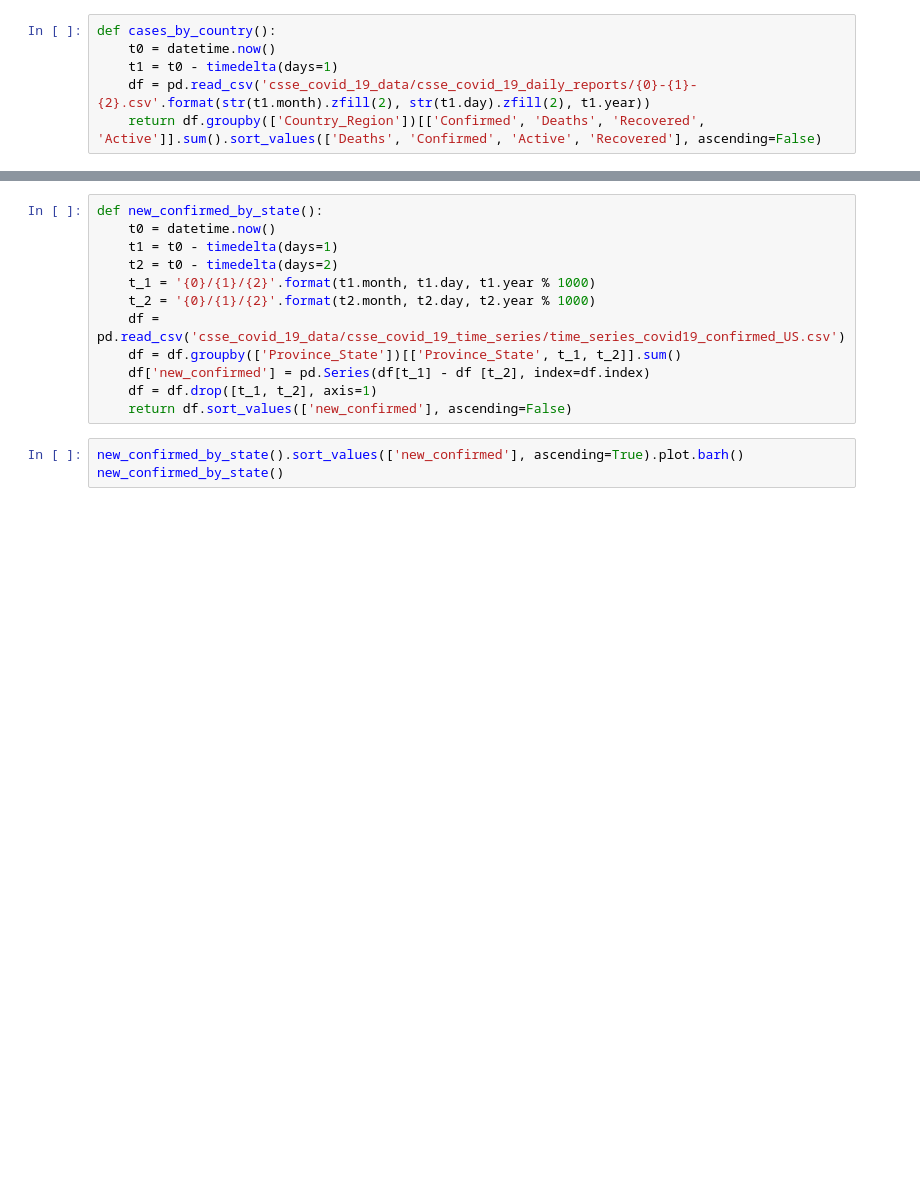
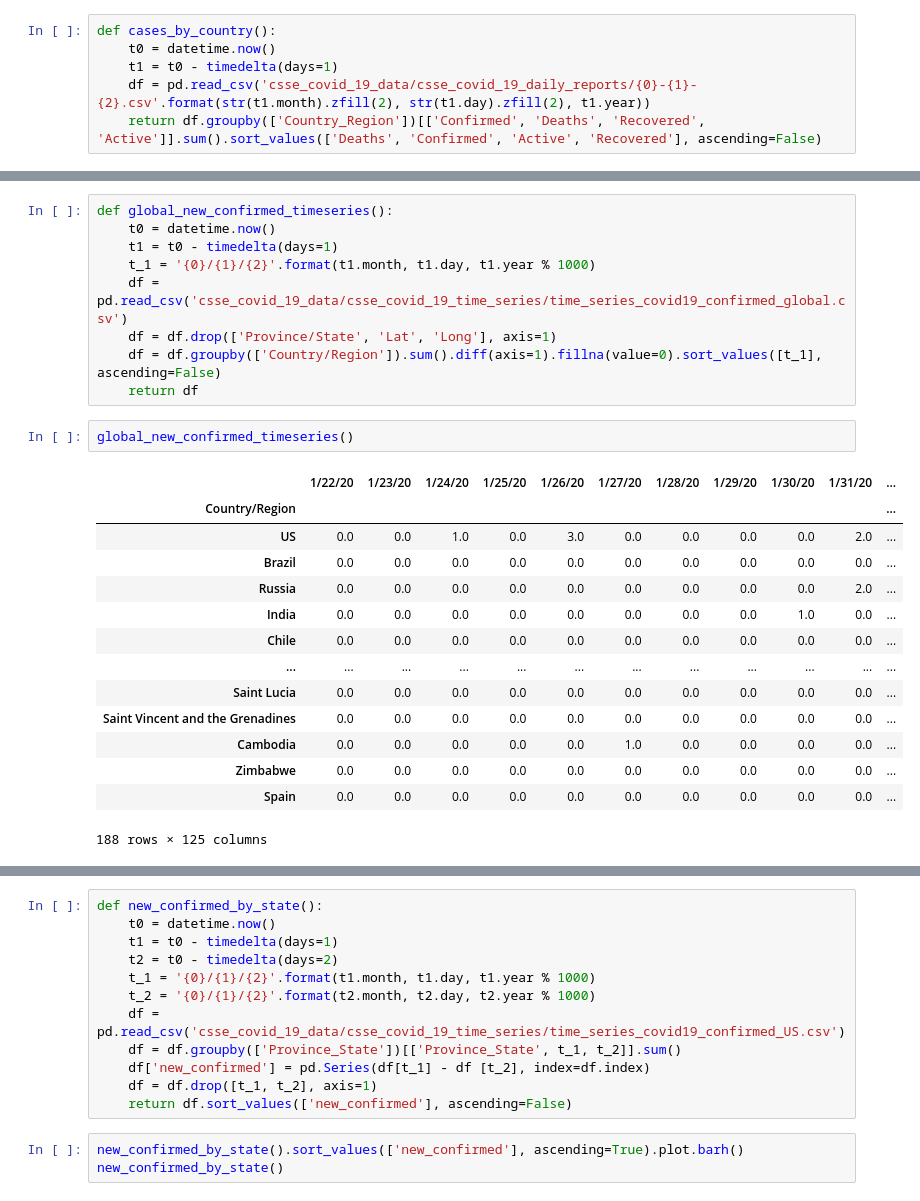
Before and after one commit to jmocay/Notebooks, a Jupyter notebook: covid19_cases_trends.ipynb, the cells around one changed output, grey strips where cells are left out. Cells and saved outputs as stored; diff of their text form; blank space fills up the shorter version.

```diff
--- a/covid19_cases_trends.ipynb
+++ b/covid19_cases_trends.ipynb
@@ -41,0 +94,26 @@ cases_by_country()
+# %%
+def global_new_confirmed_timeseries():
+    t0 = datetime.now()
+    t1 = t0 - timedelta(days=1)
+    t_1 = '{0}/{1}/{2}'.format(t1.month, t1.day, t1.year % 1000)
+    df = pd.read_csv('csse_covid_19_data/csse_covid_19_time_series/time_series_covid19_confirmed_global.csv')
+    df = df.drop(['Province/State', 'Lat', 'Long'], axis=1)
+    df = df.groupby(['Country/Region']).sum().diff(axis=1).fillna(value=0).sort_values([t_1], ascending=False)
+    return df
+# %%
+global_new_confirmed_timeseries()
+# %% [output]
+|  | 1/22/20 | 1/23/20 | 1/24/20 | 1/25/20 | 1/26/20 | 1/27/20 | 1/28/20 | 1/29/20 | 1/30/20 | 1/31/20 | ... |
+| Country/Region |  |  |  |  |  |  |  |  |  |  | ... |
+| US | 0.0 | 0.0 | 1.0 | 0.0 | 3.0 | 0.0 | 0.0 | 0.0 | 0.0 | 2.0 | ... |
+| Brazil | 0.0 | 0.0 | 0.0 | 0.0 | 0.0 | 0.0 | 0.0 | 0.0 | 0.0 | 0.0 | ... |
+| Russia | 0.0 | 0.0 | 0.0 | 0.0 | 0.0 | 0.0 | 0.0 | 0.0 | 0.0 | 2.0 | ... |
+| India | 0.0 | 0.0 | 0.0 | 0.0 | 0.0 | 0.0 | 0.0 | 0.0 | 1.0 | 0.0 | ... |
+| Chile | 0.0 | 0.0 | 0.0 | 0.0 | 0.0 | 0.0 | 0.0 | 0.0 | 0.0 | 0.0 | ... |
+| ... | ... | ... | ... | ... | ... | ... | ... | ... | ... | ... | ... |
+| Saint Lucia | 0.0 | 0.0 | 0.0 | 0.0 | 0.0 | 0.0 | 0.0 | 0.0 | 0.0 | 0.0 | ... |
+| Saint Vincent and the Grenadines | 0.0 | 0.0 | 0.0 | 0.0 | 0.0 | 0.0 | 0.0 | 0.0 | 0.0 | 0.0 | ... |
+| Cambodia | 0.0 | 0.0 | 0.0 | 0.0 | 0.0 | 1.0 | 0.0 | 0.0 | 0.0 | 0.0 | ... |
+| Zimbabwe | 0.0 | 0.0 | 0.0 | 0.0 | 0.0 | 0.0 | 0.0 | 0.0 | 0.0 | 0.0 | ... |
+| Spain | 0.0 | 0.0 | 0.0 | 0.0 | 0.0 | 0.0 | 0.0 | 0.0 | 0.0 | 0.0 | ... |
+188 rows × 125 columns
```
Also changed, not shown: parts of 17 cells of this notebook.
